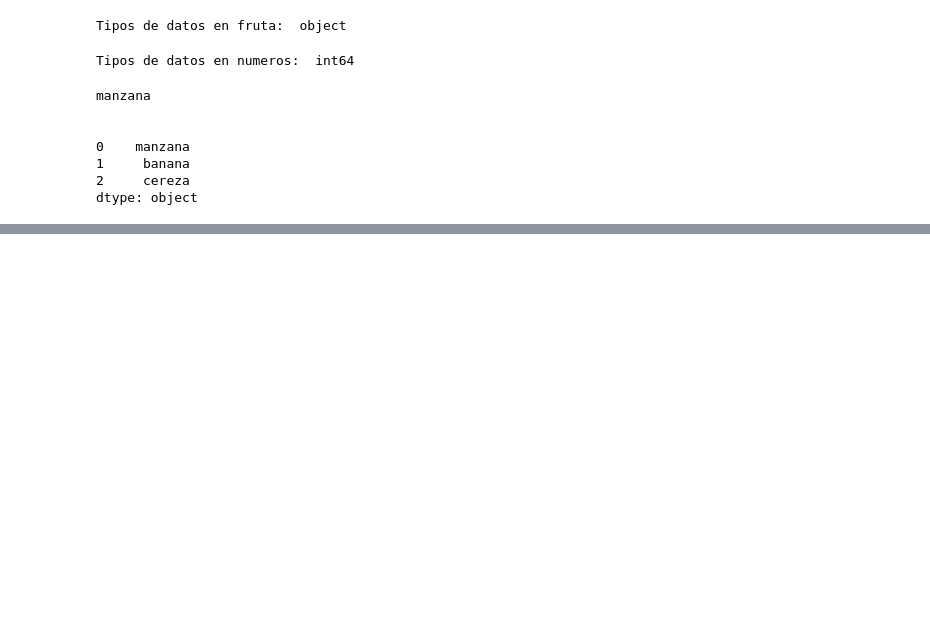
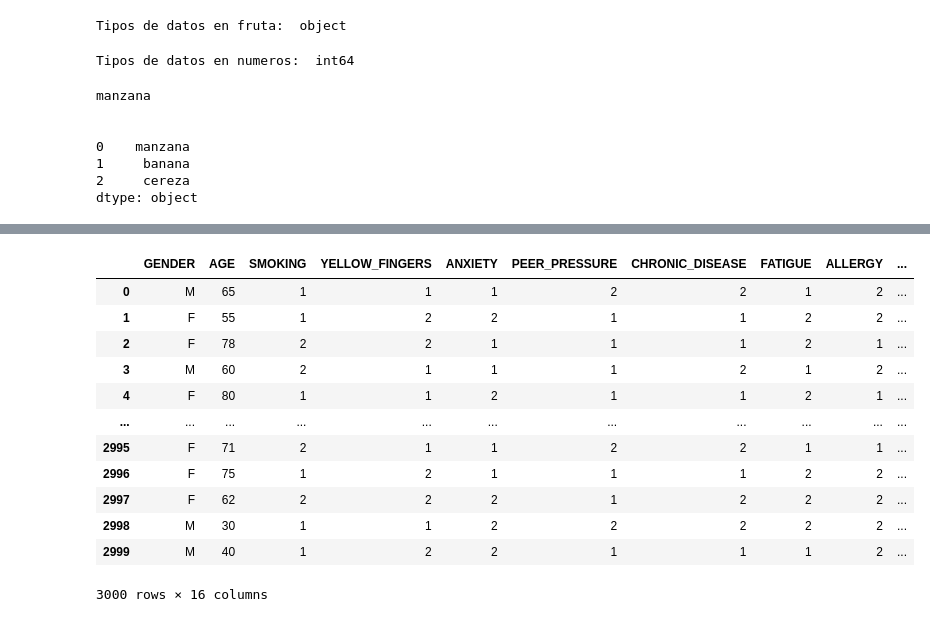
Before and after one commit to HitBrann/Pandas-Introduction, a Jupyter notebook: Introducción a Pandas.ipynb, the cells around one changed output, grey strips where cells are left out. Saved outputs shown, nothing was run; the diff lists cells and outputs as text; code cells hidden in the pictures; blank space fills up the shorter version.

Commit message:
update for Dataframe inclusion

```diff
--- a/Introducción a Pandas.ipynb
+++ b/Introducción a Pandas.ipynb
@@ -103,0 +367,19 @@ dtype: object
+# %%
+# Leer un archivo CSV
+df = pd.read_csv("dataset.csv") # <--- Lectura de un archivo CSV
+
+df # <--- Imprime el Pandas DataFrame
+# %% [output]
+|  | GENDER | AGE | SMOKING | YELLOW_FINGERS | ANXIETY | PEER_PRESSURE | CHRONIC_DISEASE | FATIGUE | ALLERGY | ... |
+| 0 | M | 65 | 1 | 1 | 1 | 2 | 2 | 1 | 2 | ... |
+| 1 | F | 55 | 1 | 2 | 2 | 1 | 1 | 2 | 2 | ... |
+| 2 | F | 78 | 2 | 2 | 1 | 1 | 1 | 2 | 1 | ... |
+| 3 | M | 60 | 2 | 1 | 1 | 1 | 2 | 1 | 2 | ... |
+| 4 | F | 80 | 1 | 1 | 2 | 1 | 1 | 2 | 1 | ... |
+| ... | ... | ... | ... | ... | ... | ... | ... | ... | ... | ... |
+| 2995 | F | 71 | 2 | 1 | 1 | 2 | 2 | 1 | 1 | ... |
+| 2996 | F | 75 | 1 | 2 | 1 | 1 | 1 | 2 | 2 | ... |
+| 2997 | F | 62 | 2 | 2 | 2 | 1 | 2 | 2 | 2 | ... |
+| 2998 | M | 30 | 1 | 1 | 2 | 2 | 2 | 2 | 2 | ... |
+| 2999 | M | 40 | 1 | 2 | 2 | 1 | 1 | 1 | 2 | ... |
+3000 rows × 16 columns
```
Also changed, not shown: parts of 27 cells of this notebook, 2 other files.
